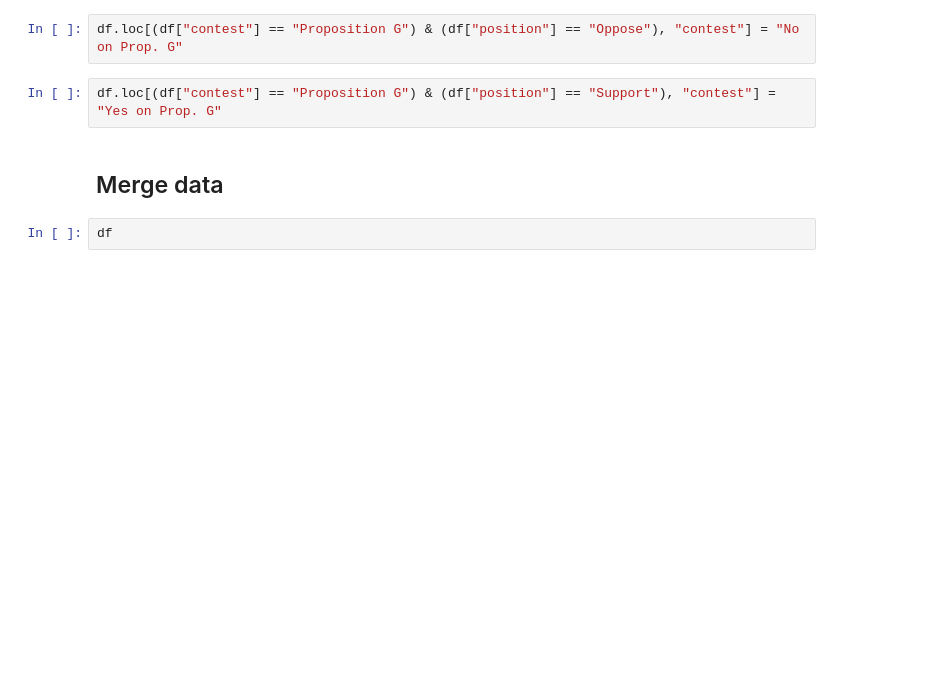
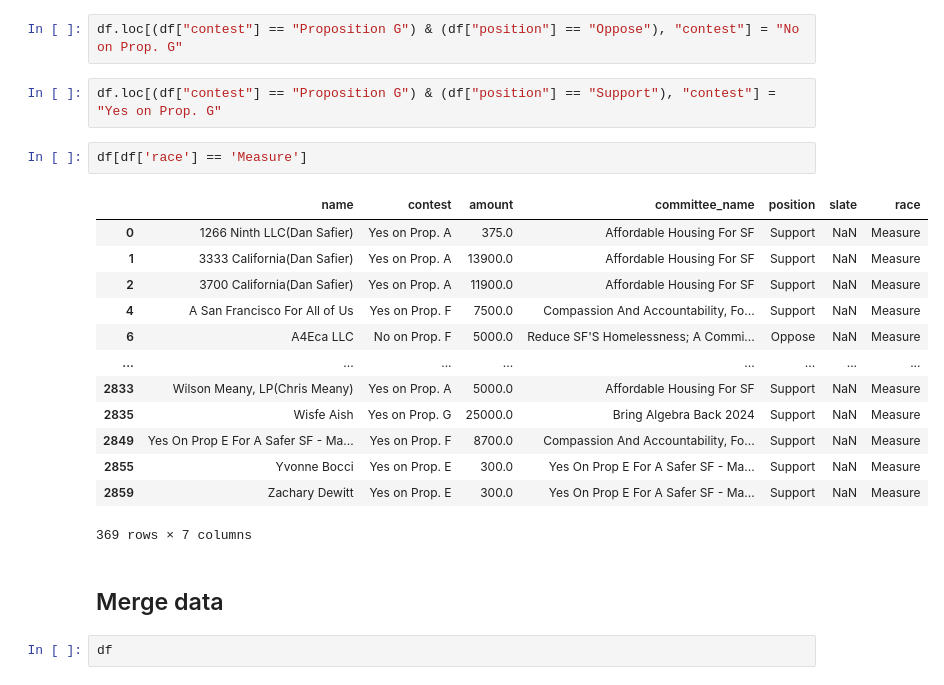
Before and after one commit to MissionLocal/interactives, a Jupyter notebook: docs/2024-DCCC-voteshare-spending/cleaning.ipynb, the cells around one changed output. Cells and saved outputs as stored; diff of their text form; blank space fills up the shorter version.

```diff
--- a/docs/2024-DCCC-voteshare-spending/cleaning.ipynb
+++ b/docs/2024-DCCC-voteshare-spending/cleaning.ipynb
@@ -112,6 +112,22 @@ df.loc[(df["contest"] == "Proposition F") & (df["position"] == "Oppose"), "conte
 df.loc[(df["contest"] == "Proposition G") & (df["position"] == "Oppose"), "contest"] = "No on Prop. G"
 # %%
 df.loc[(df["contest"] == "Proposition G") & (df["position"] == "Support"), "contest"] = "Yes on Prop. G"
+# %%
+df[df['race'] == 'Measure']
+# %% [output]
+|  | name | contest | amount | committee_name | position | slate | race |
+| 0 | 1266 Ninth LLC(Dan Safier) | Yes on Prop. A | 375.0 | Affordable Housing For SF | Support | NaN | Measure |
+| 1 | 3333 California(Dan Safier) | Yes on Prop. A | 13900.0 | Affordable Housing For SF | Support | NaN | Measure |
+| 2 | 3700 California(Dan Safier) | Yes on Prop. A | 11900.0 | Affordable Housing For SF | Support | NaN | Measure |
+| 4 | A San Francisco For All of Us | Yes on Prop. F | 7500.0 | Compassion And Accountability, Fo... | Support | NaN | Measure |
+| 6 | A4Eca LLC | No on Prop. F | 5000.0 | Reduce SF'S Homelessness; A Commi... | Oppose | NaN | Measure |
+| ... | ... | ... | ... | ... | ... | ... | ... |
+| 2833 | Wilson Meany, LP(Chris Meany) | Yes on Prop. A | 5000.0 | Affordable Housing For SF | Support | NaN | Measure |
+| 2835 | Wisfe Aish | Yes on Prop. G | 25000.0 | Bring Algebra Back 2024 | Support | NaN | Measure |
+| 2849 | Yes On Prop E For A Safer SF - Ma... | Yes on Prop. F | 8700.0 | Compassion And Accountability, Fo... | Support | NaN | Measure |
+| 2855 | Yvonne Bocci | Yes on Prop. E | 300.0 | Yes On Prop E For A Safer SF - Ma... | Support | NaN | Measure |
+| 2859 | Zachary Dewitt | Yes on Prop. E | 300.0 | Yes On Prop E For A Safer SF - Ma... | Support | NaN | Measure |
+369 rows × 7 columns
 # %% [markdown]
 ## Merge data
 # %%
```
Also changed, not shown: parts of 17 cells of this notebook, 3 other files.
